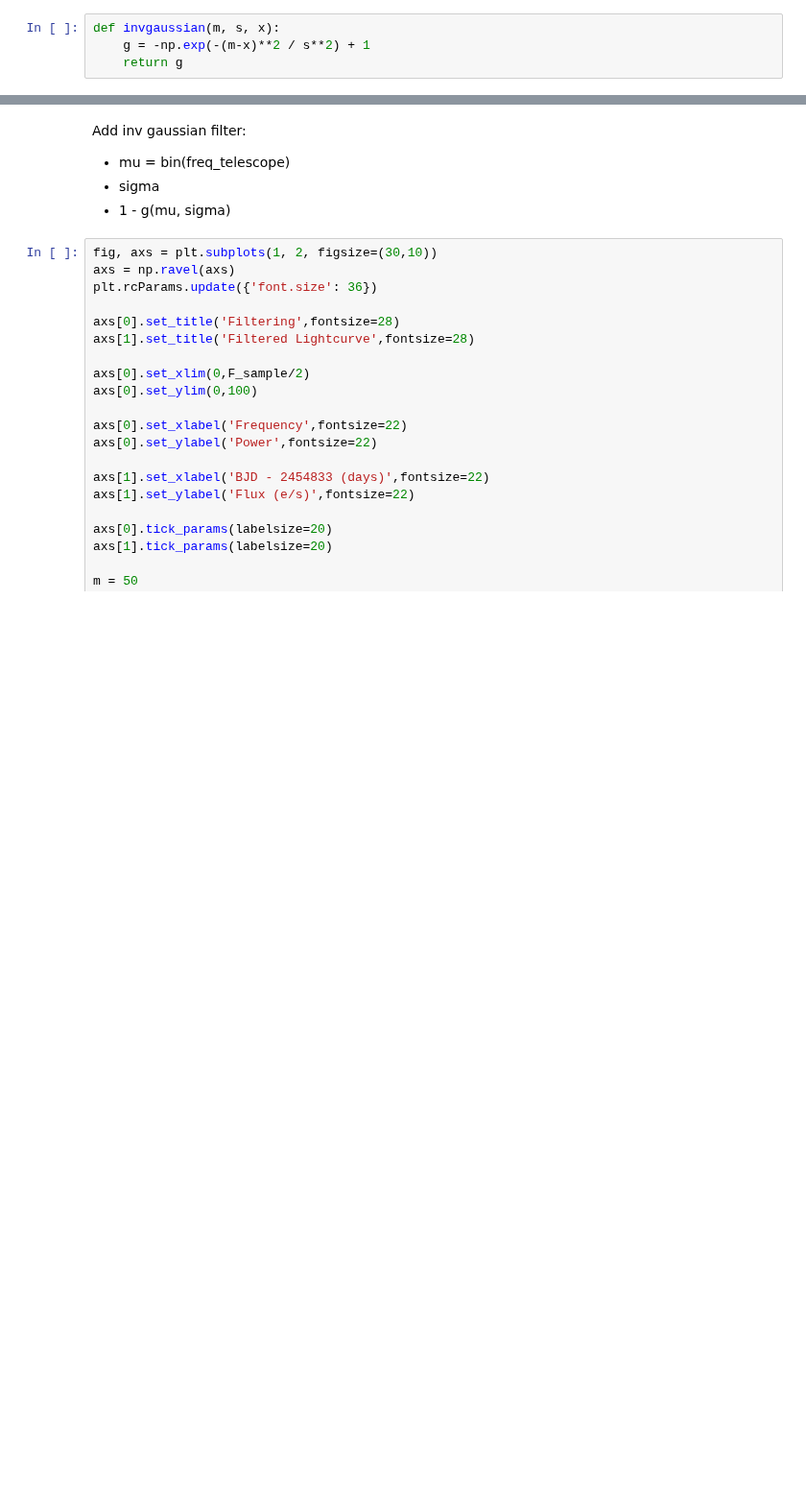
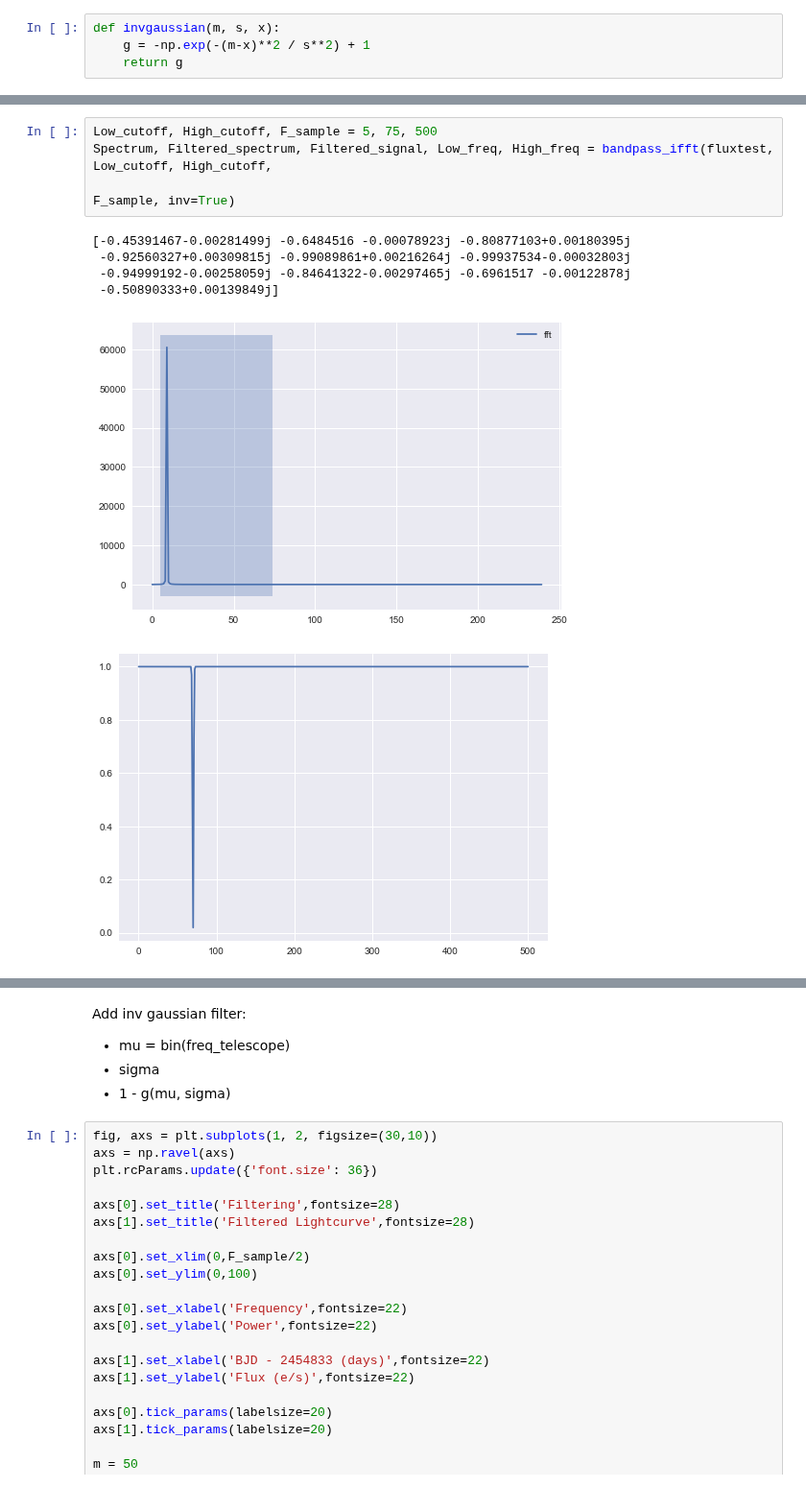
Before and after one commit to RileyWClarke/BiancoGroup, a Jupyter notebook: BiancoGroup_fftfiltering.ipynb, the cells around one changed output, grey strips where cells are left out. Shown at 96% size. Saved outputs shown, nothing was run; the diff lists cells and outputs as text; blank space fills up the shorter version.

```diff
--- a/BiancoGroup_fftfiltering.ipynb
+++ b/BiancoGroup_fftfiltering.ipynb
@@ -174,0 +192,11 @@ def bandpass_ifft(X, Low_cutoff, High_cutoff, F_sample, M=None, inv=False):
+# %%
+Low_cutoff, High_cutoff, F_sample = 5, 75, 500
+Spectrum, Filtered_spectrum, Filtered_signal, Low_freq, High_freq = bandpass_ifft(fluxtest, Low_cutoff, High_cutoff,
+                                                                                    F_sample, inv=True)
+# %% [output]
+[-0.45391467-0.00281499j -0.6484516 -0.00078923j -0.80877103+0.00180395j
+ -0.92560327+0.00309815j -0.99089861+0.00216264j -0.99937534-0.00032803j
+ -0.94999192-0.00258059j -0.84641322-0.00297465j -0.6961517 -0.00122878j
+ -0.50890333+0.00139849j]
+[figure, added]
+[figure, added]
```
Also changed, not shown: parts of 11 cells of this notebook.
